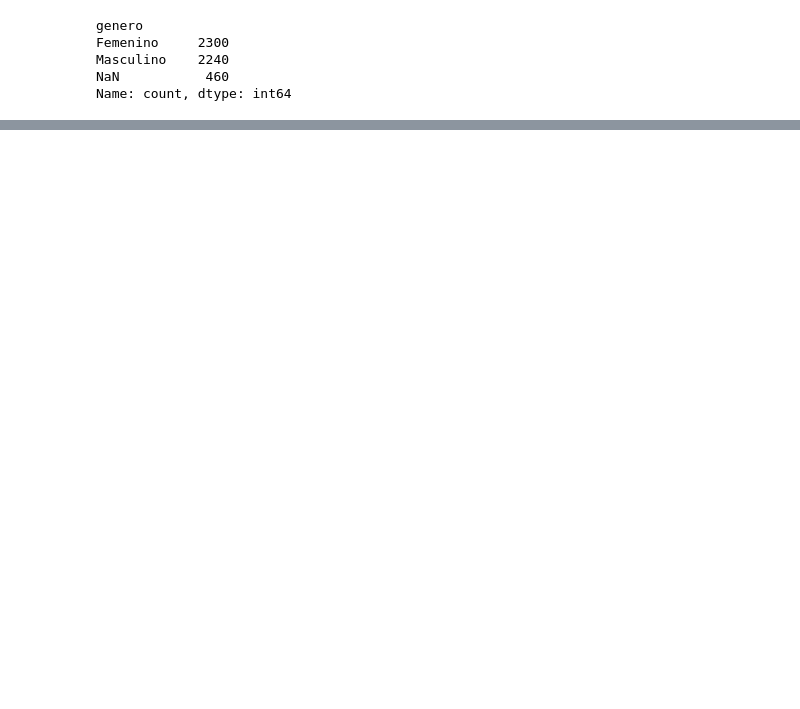
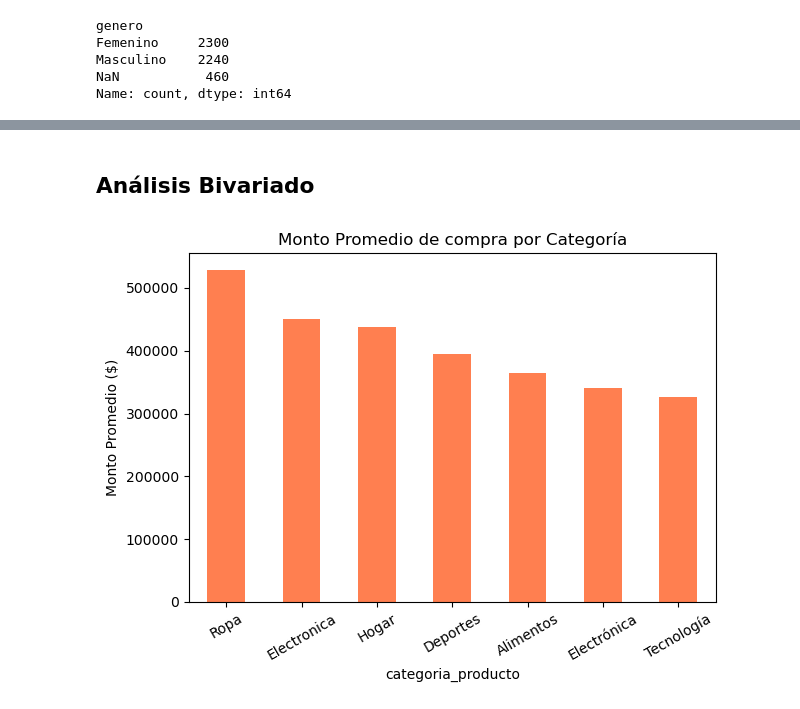
Before and after one commit to Jorge0827/Tutorias_Cohorte_6_master_IA, a Jupyter notebook: Unidad_3_ML/tutoria_4/tutoria_4_refuerzo_EDA.ipynb, the cells around one changed output, grey strips where cells are left out. Saved outputs shown, nothing was run; the diff lists cells and outputs as text; code cells hidden in the pictures; blank space fills up the shorter version.

```diff
--- a/Unidad_3_ML/tutoria_4/tutoria_4_refuerzo_EDA.ipynb
+++ b/Unidad_3_ML/tutoria_4/tutoria_4_refuerzo_EDA.ipynb
@@ -177,0 +467,19 @@ Name: count, dtype: int64
+# %% [markdown]
+## Análisis Bivariado
+# %%
+#Monto promedio de compra por categoría de producto
+
+(
+    df.groupby('categoria_producto')['monto_compra']
+    .mean()
+    .sort_values(ascending=False)
+    .plot(kind='bar', color='coral')
+)
+
+plt.title('Monto Promedio de compra por Categoría')
+plt.ylabel('Monto Promedio ($)')
+plt.xticks(rotation=30)
+plt.tight_layout()
+plt.show()
+# %% [output]
+[figure, added]
```
Also changed, not shown: parts of 22 cells of this notebook.
